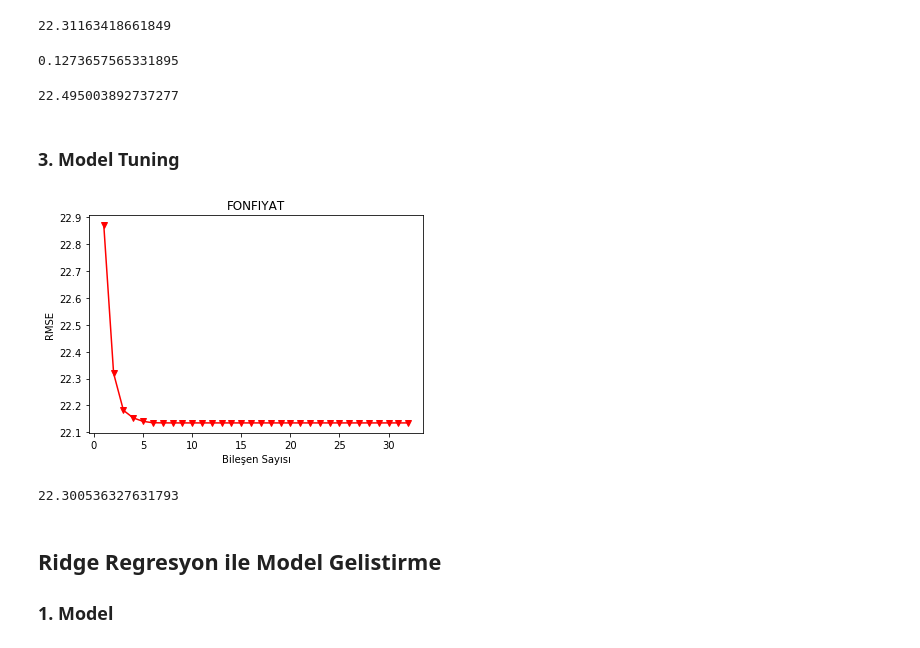
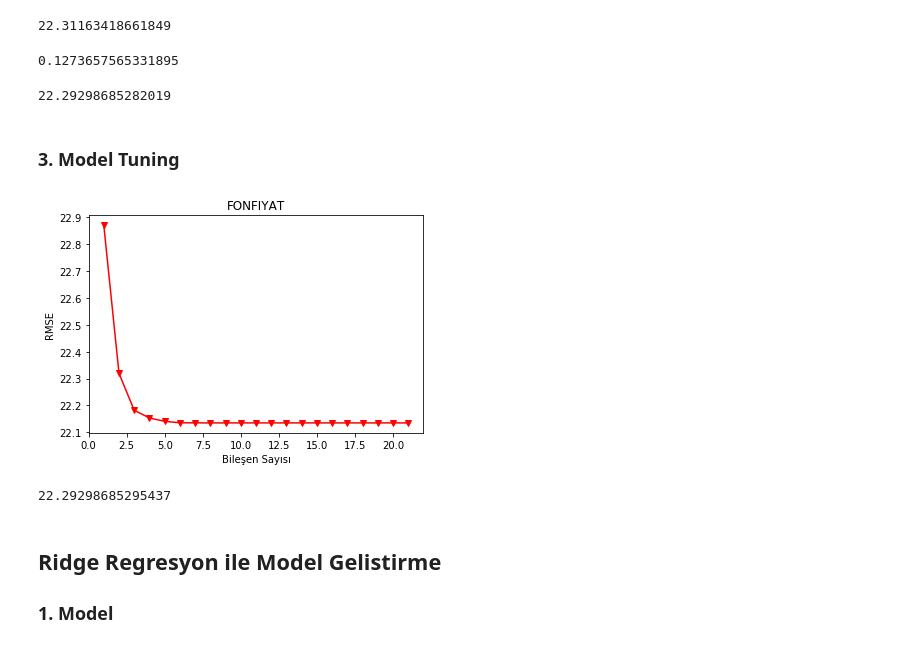
Before and after one commit to sdrttnclskn/tez-calismasi, a Jupyter notebook: tez_uygulama/model.ipynb, the cells around one changed output. Saved outputs shown, nothing was run; the diff lists cells and outputs as text; code cells hidden in the pictures.

```diff
--- a/tez_uygulama/model.ipynb
+++ b/tez_uygulama/model.ipynb
@@ -17,11 +17,10 @@ from sklearn.preprocessing import StandardScaler
 
 
 #### Veri #####
-veriseti = pd.read_excel("/Users/sdrttnclskn/Desktop/tez/tez-calismasi/tez_uygulama/veriseti.xlsx")
+veriseti = pd.read_csv("/Users/sdrttnclskn/Desktop/tez/tez-calismasi/tez_uygulama/temiz_veri_seti.csv")
 df = veriseti.copy()
 #tanimsız olan boş kolon drop edildi.
-df.drop(df.columns[[4]], axis=1, inplace=True)
-#nan veriler 0 olarak convert edildi.
-df=df.fillna(0)
+df.drop(df.columns[[0]], axis=1, inplace=True)
+df.info()
 df.head()
 # %% [output]
@@ -39,12 +55,12 @@ df.head()
 ### 1. Model
 # %%
 df_pls = df.copy()
-X = df_pls.drop(['TARIH','FONTIP','FONTUR','FON','FONFIYAT'], axis = 1)
-y = df_pls["FONFIYAT"]
+X_p = df_pls.drop(['TARIH','FONTIP','FONTUR','FON','FONFIYAT'], axis = 1)
+y_p = df_pls["FONFIYAT"]
 
-X_train, X_test, y_train, y_test = train_test_split(X, y, test_size=0.25, random_state=42)
+X_train_p, X_test_p, y_train_p, y_test_p = train_test_split(X_p, y_p, test_size=0.25, random_state=42)
 
-X.head()
+X_p.head()
 # %% [output]
 |  | FONTOPLAMDEGER | TEDAVPAYSAYISI | KISISAYISI | FAIZ | DOLARFIYAT | ALTINFIYAT | BB | DT | ... |
 | 0 | 8.722176e+07 | 4.350000e+06 | 0 | 0.2302 | 5.2905 | 219270.871675 | 100.00 | 0.00 | ... |
@@ -113,7 +129,7 @@ np.sqrt(mean_squared_error(y_train, y_pred))
 # %% [output]
 22.31163418661849
-# %%
-r2_score(y_train, y_pred)
-# %% [output]
-0.1273657565331895
+# %%
+r2_score(y_train_p, y_pred_p)
+# %% [output]
+0.1273657565331895
 # %%
@@ -121,27 +137,27 @@ y_pred = pls_model.predict(X_test)
 # %%
-np.sqrt(mean_squared_error(y_test, y_pred))
+np.sqrt(mean_squared_error(y_test_p, y_pred_p))
 # %% [output]
-22.495003892737277
+22.29298685282019
 # %% [markdown]
 ### 3. Model Tuning
 # %%
 #CV
 cv_10 = model_selection.KFold(n_splits=10, shuffle=True, random_state=1)
 
 
 #Hata hesaplamak için döngü
 RMSE = []
 
-for i in np.arange(1, X_train.shape[1] + 1):
+for i in np.arange(1, X_train_p.shape[1] + 1):
     pls = PLSRegression(n_components=i)
-    score = np.sqrt(-1*cross_val_score(pls, X_train, y_train, cv=cv_10, scoring='neg_mean_squared_error').mean())
+    score = np.sqrt(-1*cross_val_score(pls, X_train_p, y_train_p, cv=cv_10, scoring='neg_mean_squared_error').mean())
     RMSE.append(score)
 
 #Sonuçların Görselleştirilmesi
-plt.plot(np.arange(1, X_train.shape[1] + 1), np.array(RMSE), '-v', c = "r")
+plt.plot(np.arange(1, X_train_p.shape[1] + 1), np.array(RMSE), '-v', c = "r")
 plt.xlabel('Bileşen Sayısı')
 plt.ylabel('RMSE')
 plt.title('FONFIYAT');
 # %% [output]
-[figure, old version]
+[figure, new version]
 # %%
@@ -151,7 +167,7 @@ y_pred = pls_model.predict(X_test)
 # %%
-np.sqrt(mean_squared_error(y_test, y_pred))
+np.sqrt(mean_squared_error(y_test_p, y_pred_p))
 # %% [output]
-22.300536327631793
+22.29298685295437
 # %% [markdown]
 ## Ridge Regresyon ile Model Gelistirme
 ### 1. Model
```
Also changed, not shown: parts of 13 cells of this notebook, 1 other file.
